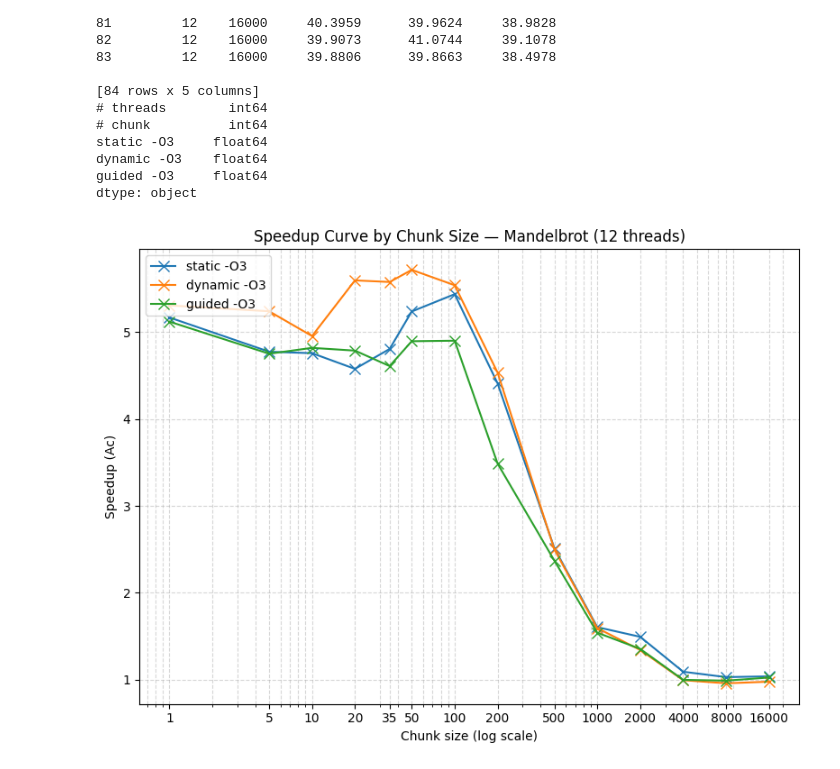
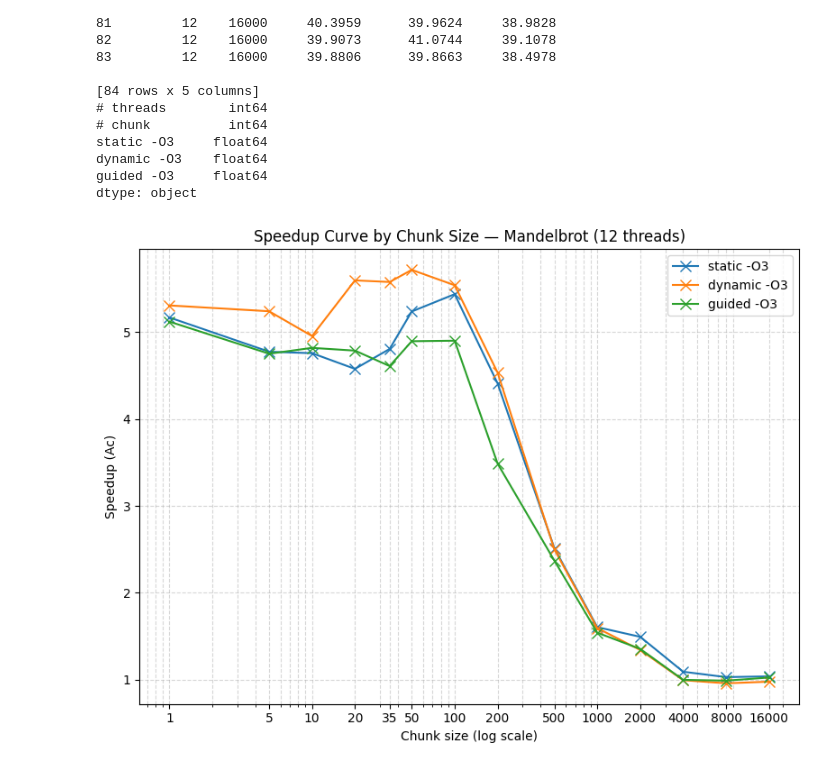
Before and after one commit to affonsoviccari/udesc_master_ppgca_course_ppa, a Jupyter notebook: 3_assignments/3_mendel_metrics/graph.ipynb, the cells around one changed output. Cells and saved outputs as stored; diff of their text form; code cells hidden in the pictures.

Commit message:
Updating graph legend

```diff
--- a/3_assignments/3_mendel_metrics/graph.ipynb
+++ b/3_assignments/3_mendel_metrics/graph.ipynb
@@ -102,32 +102,32 @@ cols = ["static -O3", "dynamic -O3", "guided -O3"]
 
 # Ts = mean time with 1 thread, per chunk size
 ts_per_chunk = df_chunk[df_chunk["# threads"] == 1].groupby("# chunk")[cols].mean().sort_index()
 
 # Tp = mean time with 12 threads, per chunk size
 tp_per_chunk = df_chunk[df_chunk["# threads"] == 12].groupby("# chunk")[cols].mean().sort_index()
 
 # Ac = Ts / Tp per chunk
 ac_chunk = ts_per_chunk / tp_per_chunk
 
 chunks = ac_chunk.index.tolist()
 schedules = ["static -O3", "dynamic -O3", "guided -O3"]
 colors = ["tab:blue", "tab:orange", "tab:green"]
 
 fig, ax = plt.subplots(figsize=(8, 6))
 
 for sched, color in zip(schedules, colors):
     ax.plot(chunks, ac_chunk[sched], marker='x', color=color, markersize=8, linewidth=1.5, label=sched)
 
 ax.set_xscale('log')
 ax.set_xlabel("Chunk size (log scale)")
 ax.set_ylabel("Speedup (Ac)")
 ax.set_title("Speedup Curve by Chunk Size — Mandelbrot (12 threads)")
 ax.set_xticks(chunks)
 ax.get_xaxis().set_major_formatter(plt.ScalarFormatter())
-ax.legend(loc='upper left')
+ax.legend(loc='upper right')
 ax.grid(True, linestyle='--', alpha=0.5, which='both')
 
 plt.tight_layout()
 plt.show()
 # %% [output]
-[figure, old version]
+[figure, new version]
```
